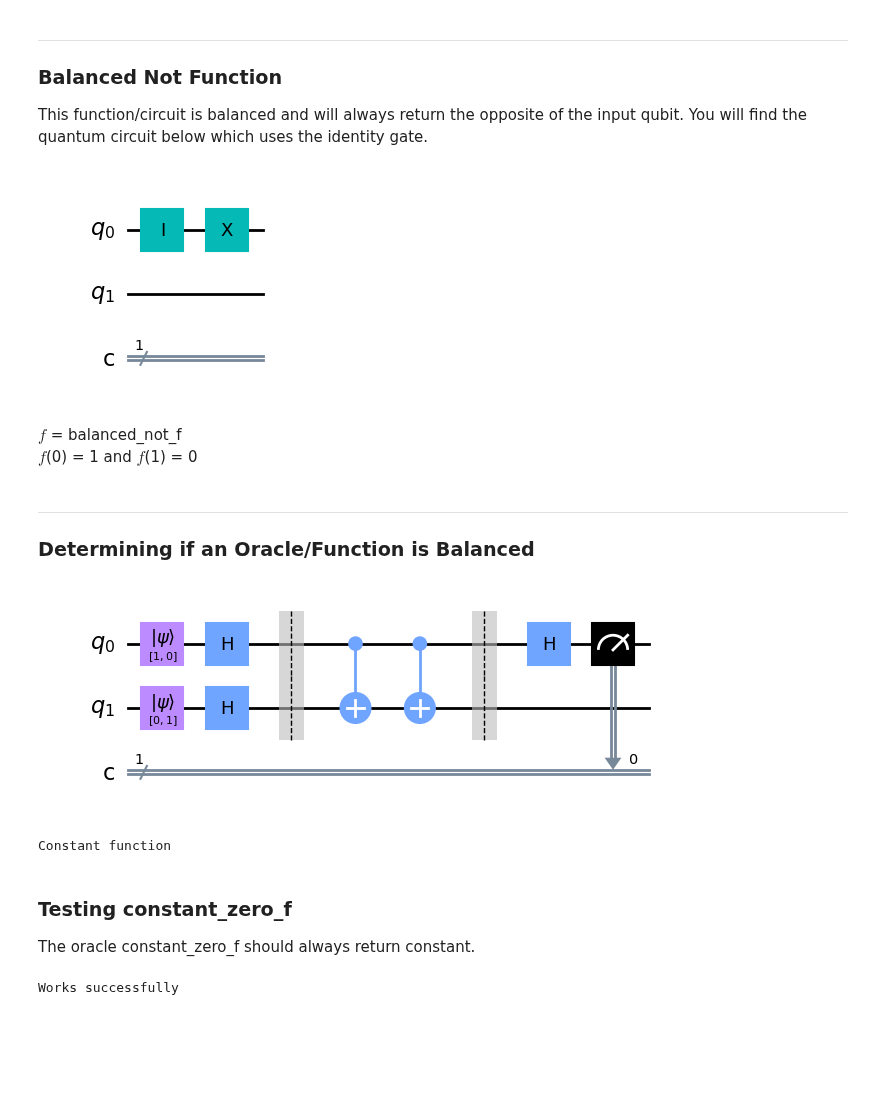
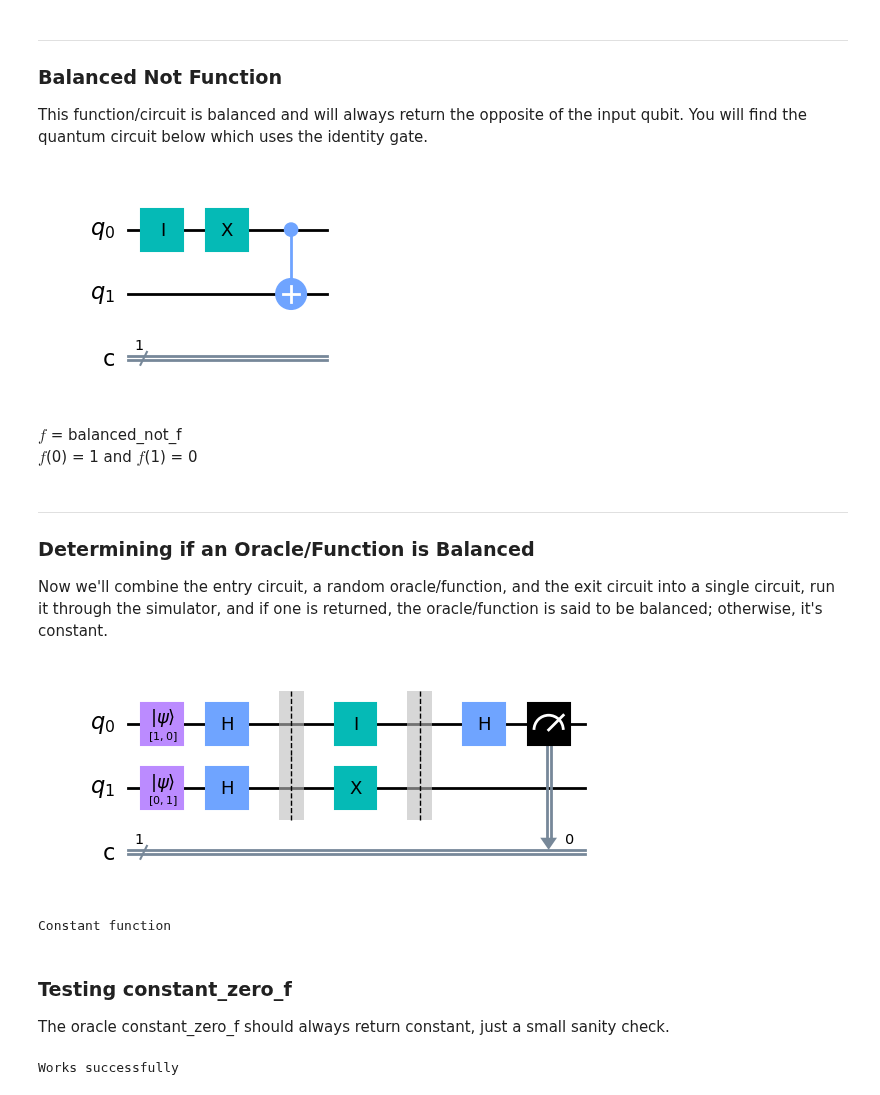
Before and after one commit to G00378925/emerging-technologies, a Jupyter notebook: notebooks/05-quantum-computing.ipynb, the cells around one changed output. Saved outputs shown, nothing was run; the diff lists cells and outputs as text; code cells hidden in the pictures; blank space fills up the shorter version.

```diff
--- a/notebooks/05-quantum-computing.ipynb
+++ b/notebooks/05-quantum-computing.ipynb
@@ -492,17 +520,18 @@ You will find the quantum circuit below which uses the identity gate.
 # %%
 balanced_not_f = qiskit.QuantumCircuit(2, 1) # Two qubits, 1 classical
 balanced_not_f.i(0) # Apply identity to qubit 0
 balanced_not_f.x(0) # Apply Pauli X to qubit 1
-balanced_identity_f.cnot(0, 1) # Apply controlled not to qubits 0 and 1
+balanced_not_f.cnot(0, 1) # Apply controlled not to qubits 0 and 1
 balanced_not_f.draw(output="mpl")
 # %% [output]
-[figure, old version]
+[figure, new version]
 # %% [markdown]
 $f$ = balanced_not_f<br>
 $f$(0) = 1 and $f$(1) = 0
 # %% [markdown]
 ***
 ### Determining if an Oracle/Function is Balanced
+Now we'll combine the entry circuit, a random oracle/function, and the exit circuit into a single circuit, run it through the simulator, and if one is returned, the oracle/function is said to be balanced; otherwise, it's constant.
 # %%
 # List of all oracles from above
 oracle_list = [
@@ -513,20 +542,11 @@ oracle_list = [
 # Pick a random from the list
 random_oracle = random.choice(oracle_list)
 
-def append_circuits(circuit_list):
-    """ Since the __add__ method is deprecated
-    This function will append a list of circuits together """
-    import functools
-    compose_func = lambda i, j: i.compose(j)
-
-    # Perform reduce operation, execute .compose on each circuit
-    return functools.reduce(compose_func, circuit_list)
-
 # Adding the entry circuit, the random oracle thats either balanced or constant and the exit circuit
 complete_deutsch_circuit = append_circuits([entry_circuit, random_oracle, exit_circuit])
 complete_deutsch_circuit.draw(output="mpl")
 # %% [output]
-[figure, old version]
+[figure, new version]
 # %%
 aer_simulator = qiskit.Aer.get_backend("aer_simulator")
 result = aer_simulator.run(complete_deutsch_circuit).result().get_counts()
@@ -537,7 +557,7 @@ else: print("Constant function")
 Constant function
 # %% [markdown]
 ### Testing constant_zero_f
-The oracle constant_zero_f should always return constant.
+The oracle constant_zero_f should always return constant, just a small sanity check.
 # %%
 complete_deutsch_circuit = append_circuits([entry_circuit, constant_zero_f, exit_circuit])
 
```
Also changed, not shown: parts of 15 cells of this notebook.
